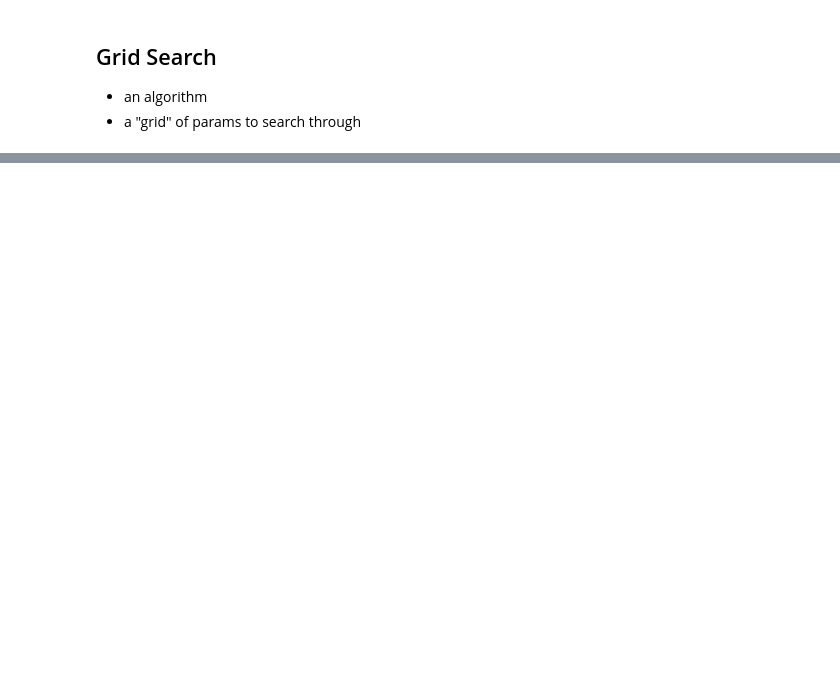
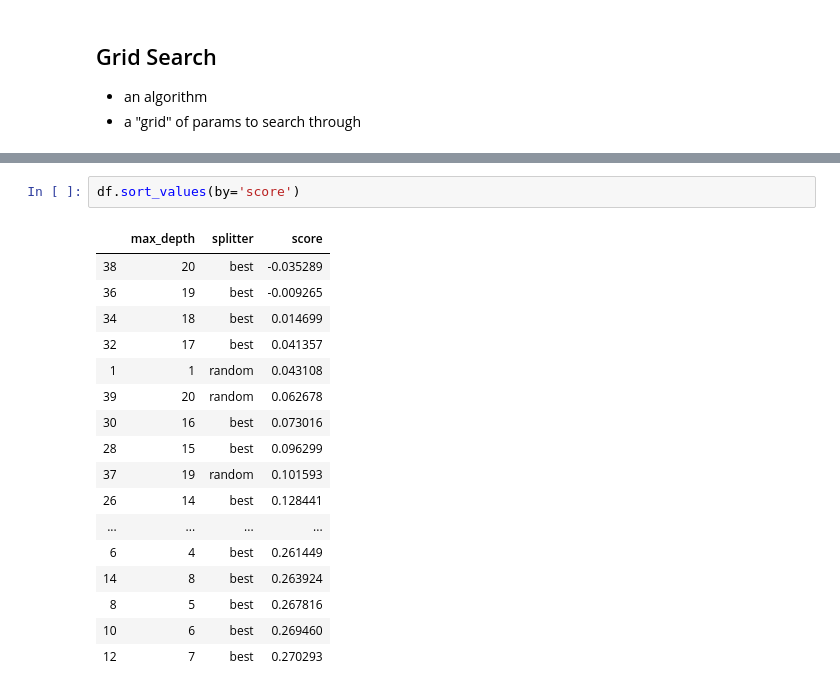
Before and after one commit to CodeupClassroom/bayes-methodologies-exercises, a Jupyter notebook: advanced_topics/cross-validation-lesson.ipynb, the cells around one changed output, grey strips where cells are left out. Drawn from its saved outputs; the diff is of its cells as text; blank space fills up the shorter version.

```diff
--- a/advanced_topics/cross-validation-lesson.ipynb
+++ b/advanced_topics/cross-validation-lesson.ipynb
@@ -56,0 +124,20 @@ pd.DataFrame(results['params'])
+# %%
+df.sort_values(by='score')
+# %% [output]
+|  | max_depth | splitter | score |
+| 38 | 20 | best | -0.035289 |
+| 36 | 19 | best | -0.009265 |
+| 34 | 18 | best | 0.014699 |
+| 32 | 17 | best | 0.041357 |
+| 1 | 1 | random | 0.043108 |
+| 39 | 20 | random | 0.062678 |
+| 30 | 16 | best | 0.073016 |
+| 28 | 15 | best | 0.096299 |
+| 37 | 19 | random | 0.101593 |
+| 26 | 14 | best | 0.128441 |
+| ... | ... | ... | ... |
+| 6 | 4 | best | 0.261449 |
+| 14 | 8 | best | 0.263924 |
+| 8 | 5 | best | 0.267816 |
+| 10 | 6 | best | 0.269460 |
+| 12 | 7 | best | 0.270293 |
```
Also changed, not shown: parts of 13 cells of this notebook.
